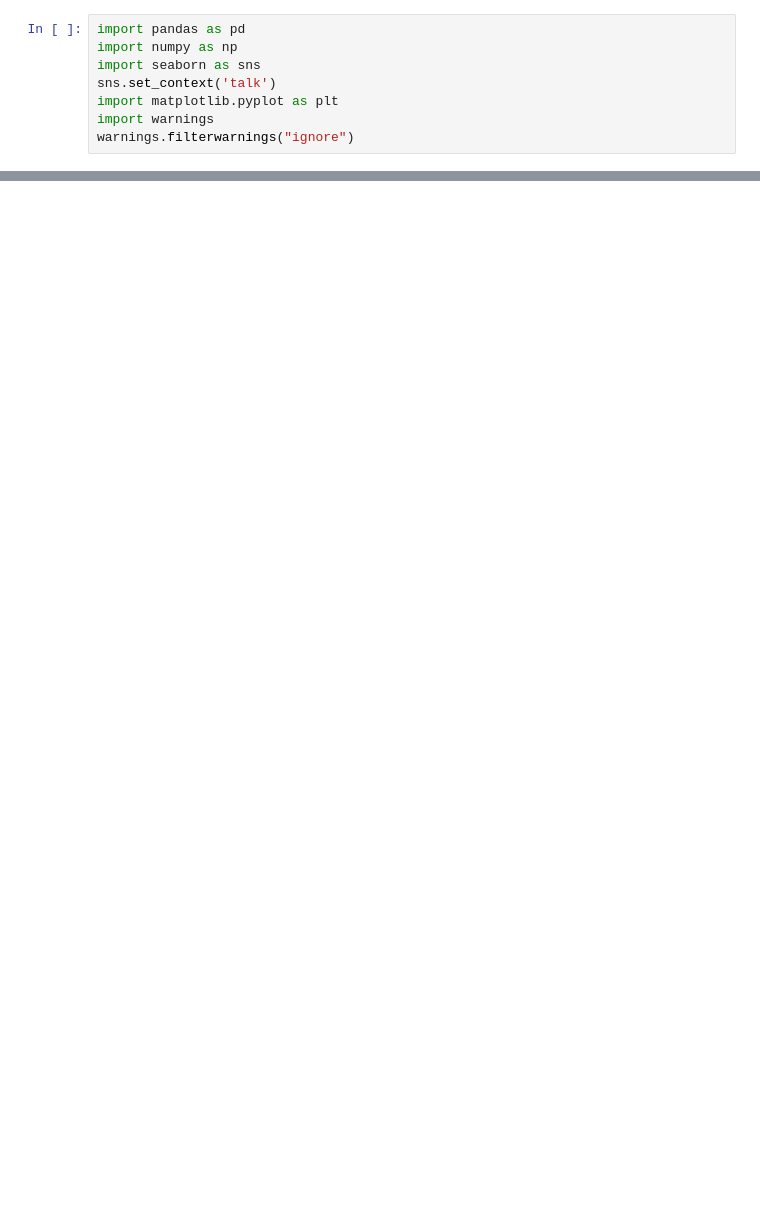
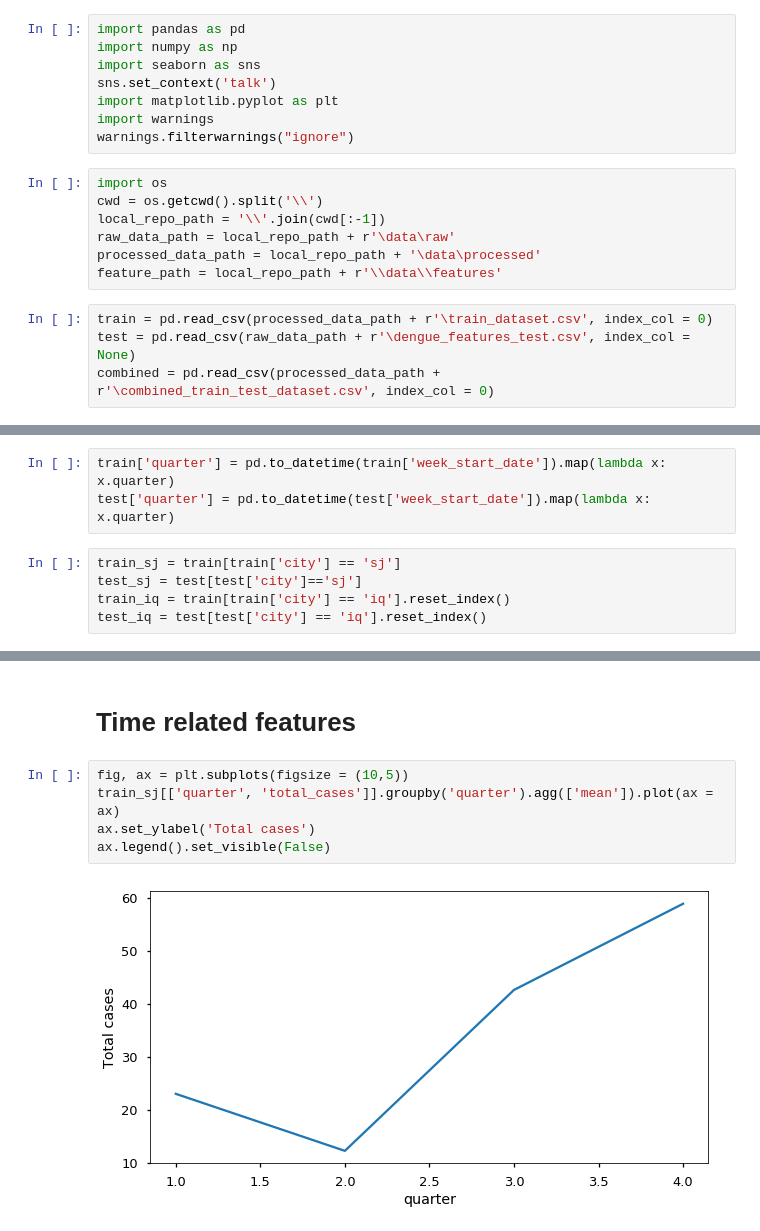
Before and after one commit to chrisgschon/DengAI, a Jupyter notebook: notebooks/Feature_Engineering.ipynb, the cells around one changed output, grey strips where cells are left out. Cells and saved outputs as stored; diff of their text form; blank space fills up the shorter version.

```diff
--- a/notebooks/Feature_Engineering.ipynb
+++ b/notebooks/Feature_Engineering.ipynb
@@ -25,3 +28,14 @@ sns.set_context('talk')
 import matplotlib.pyplot as plt
 import warnings
 warnings.filterwarnings("ignore")
+# %%
+import os
+cwd = os.getcwd().split('\\')
+local_repo_path = '\\'.join(cwd[:-1])
+raw_data_path = local_repo_path + r'\data\raw'
+processed_data_path = local_repo_path + '\data\processed'
+feature_path = local_repo_path + r'\\data\\features'
+# %%
+train = pd.read_csv(processed_data_path + r'\train_dataset.csv', index_col = 0)
+test = pd.read_csv(raw_data_path + r'\dengue_features_test.csv', index_col = None)
+combined = pd.read_csv(processed_data_path + r'\combined_train_test_dataset.csv', index_col = 0)
@@ -27,0 +44,8 @@ warnings.filterwarnings("ignore")
+# %%
+train['quarter'] = pd.to_datetime(train['week_start_date']).map(lambda x: x.quarter)
+test['quarter'] = pd.to_datetime(test['week_start_date']).map(lambda x: x.quarter)
+# %%
+train_sj = train[train['city'] == 'sj']
+test_sj = test[test['city']=='sj']
+train_iq = train[train['city'] == 'iq'].reset_index()
+test_iq = test[test['city'] == 'iq'].reset_index()
@@ -27,0 +65,9 @@ warnings.filterwarnings("ignore")
+# %% [markdown]
+# Time related features
+# %%
+fig, ax = plt.subplots(figsize = (10,5))
+train_sj[['quarter', 'total_cases']].groupby('quarter').agg(['mean']).plot(ax = ax)
+ax.set_ylabel('Total cases')
+ax.legend().set_visible(False)
+# %% [output]
+[figure, added]
```
Also changed, not shown: parts of 30 cells of this notebook, 6 other files.
